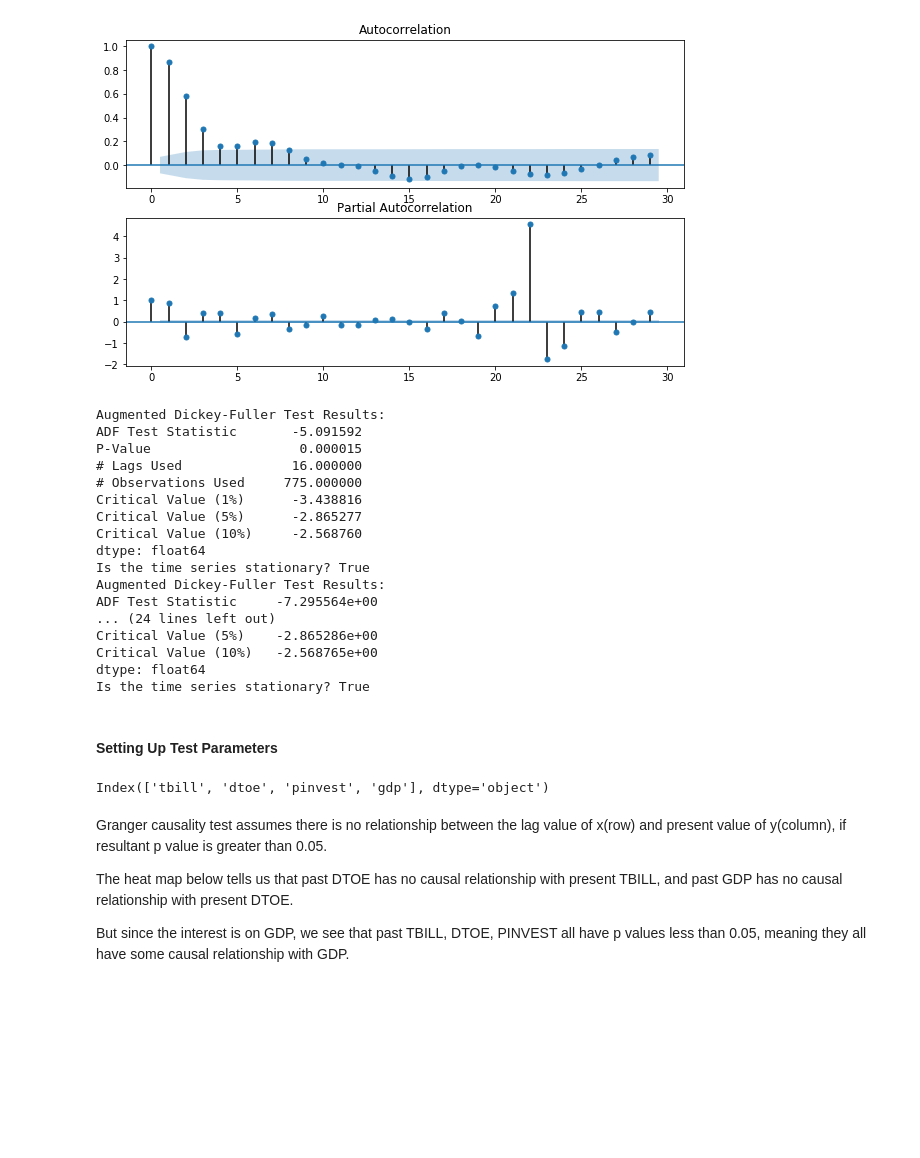
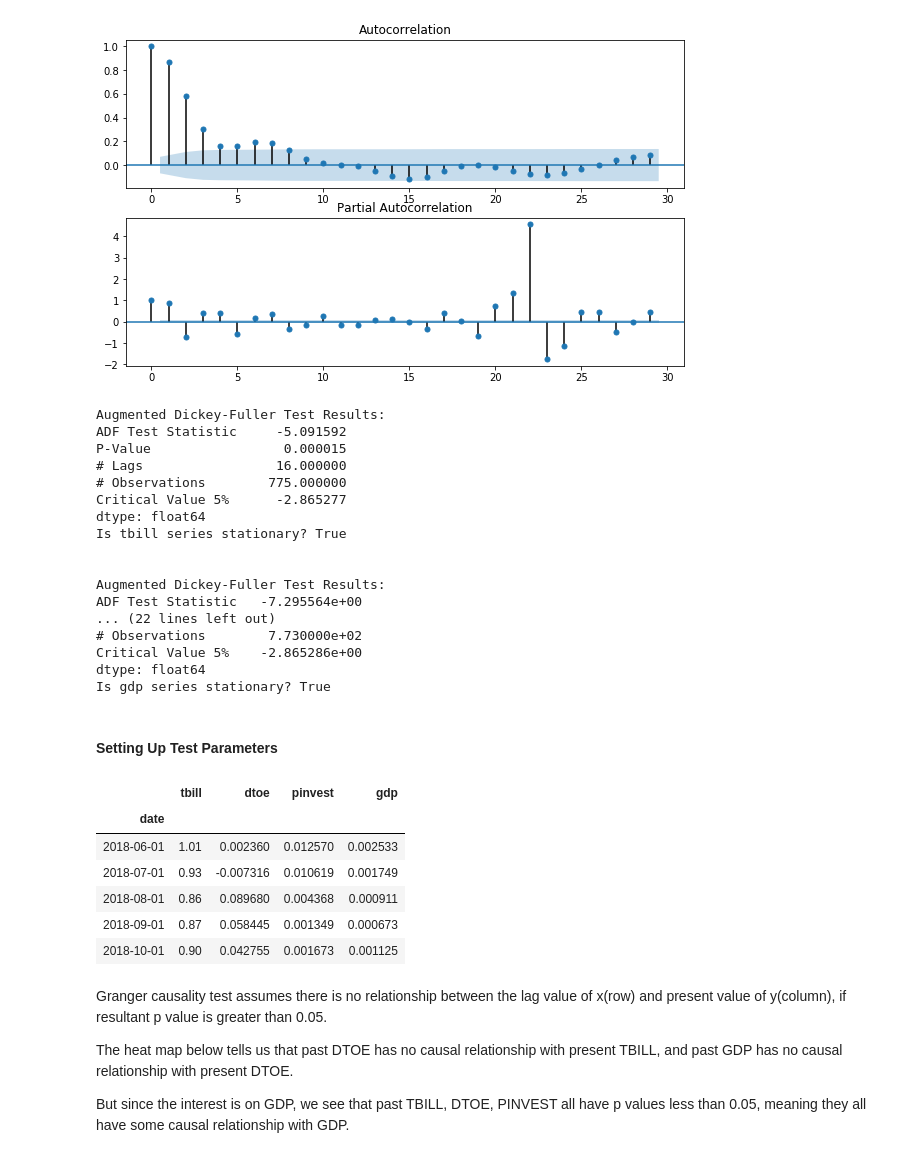
Before and after one commit to jiajunyuan/python-recession-forecaster, a Jupyter notebook: recession_predictor.ipynb, the cells around one changed output. Cells and saved outputs as stored; diff of their text form; code cells hidden in the pictures; blank space fills up the shorter version.

```diff
--- a/recession_predictor.ipynb
+++ b/recession_predictor.ipynb
@@ -367,36 +363,43 @@ ax[1] = plot_pacf(data_trans.gdp, ax=ax[1])
 [figure]
 # %%
 for var in data:
-    sTest.ADF_Stationarity_Test(data_trans[var], printResults = True)
-    print("Is the time series stationary? {0}".format(sTest.isStationary))
+    sTest.ADF_Stationarity_Test(data_trans[var])
+    print("Is {} series stationary? {}".format(var, sTest.isStationary))
+    print('\n')
 # %% [output]
 Augmented Dickey-Fuller Test Results:
-ADF Test Statistic       -5.091592
-P-Value                   0.000015
-# Lags Used              16.000000
-# Observations Used     775.000000
-Critical Value (1%)      -3.438816
-Critical Value (5%)      -2.865277
-Critical Value (10%)     -2.568760
+ADF Test Statistic     -5.091592
+P-Value                 0.000015
+# Lags                 16.000000
+# Observations        775.000000
+Critical Value 5%      -2.865277
 dtype: float64
-Is the time series stationary? True
+Is tbill series stationary? True
+
+
 Augmented Dickey-Fuller Test Results:
-ADF Test Statistic     -7.295564e+00
-... (24 lines left out)
-Critical Value (5%)    -2.865286e+00
-Critical Value (10%)   -2.568765e+00
+ADF Test Statistic   -7.295564e+00
+... (22 lines left out)
+# Observations        7.730000e+02
+Critical Value 5%    -2.865286e+00
 dtype: float64
-Is the time series stationary? True
+Is gdp series stationary? True
 # %% [markdown]
 #### Setting Up Test Parameters
 # %%
 x_train_6, x_test_6 = data_trans[0:-6], data_trans[-6:]
 x_train_12, x_test_12 = data_trans[0:-12], data_trans[-12:]
 x_train_24, x_test_24 = data_trans[0:-24], data_trans[-24:]
 
-x_train_6.columns
+x_train_6.tail()
 # %% [output]
-Index(['tbill', 'dtoe', 'pinvest', 'gdp'], dtype='object')
+|  | tbill | dtoe | pinvest | gdp |
+| date |  |  |  |  |
+| 2018-06-01 | 1.01 | 0.002360 | 0.012570 | 0.002533 |
+| 2018-07-01 | 0.93 | -0.007316 | 0.010619 | 0.001749 |
+| 2018-08-01 | 0.86 | 0.089680 | 0.004368 | 0.000911 |
+| 2018-09-01 | 0.87 | 0.058445 | 0.001349 | 0.000673 |
+| 2018-10-01 | 0.90 | 0.042755 | 0.001673 | 0.001125 |
 # %%
 maxlag = 6
 test = 'ssr_chi2test'
```
Also changed, not shown: parts of 7 cells of this notebook.
